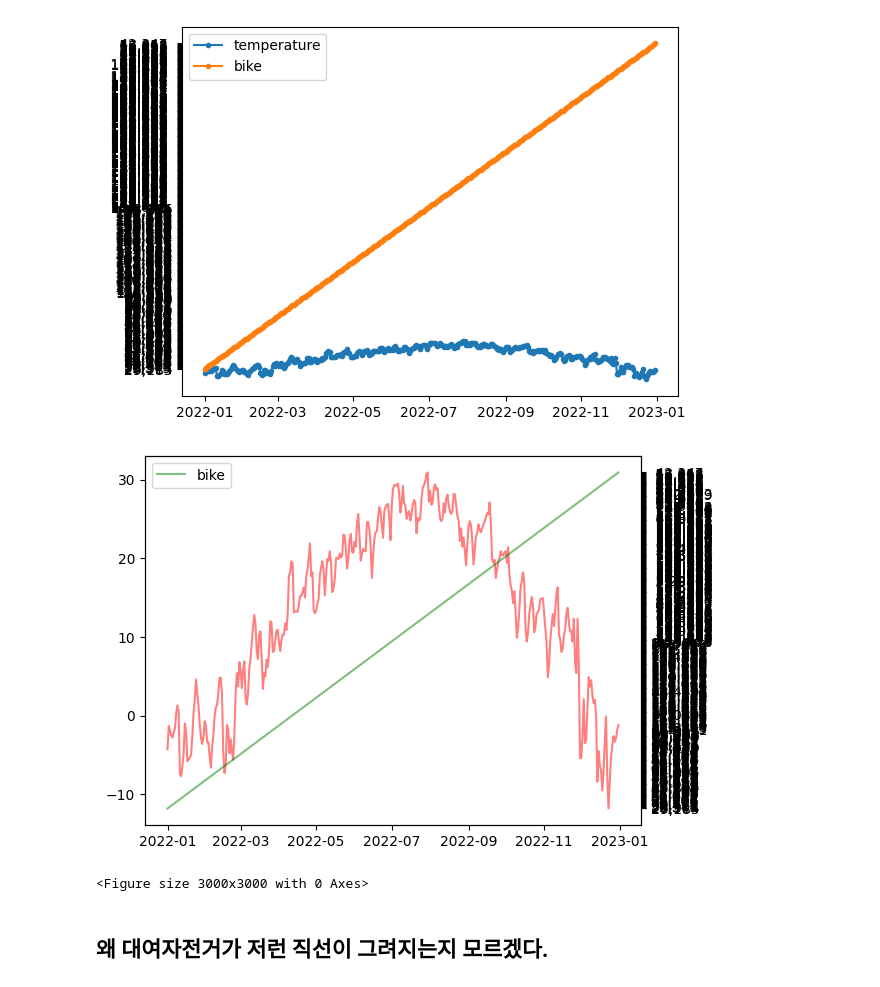
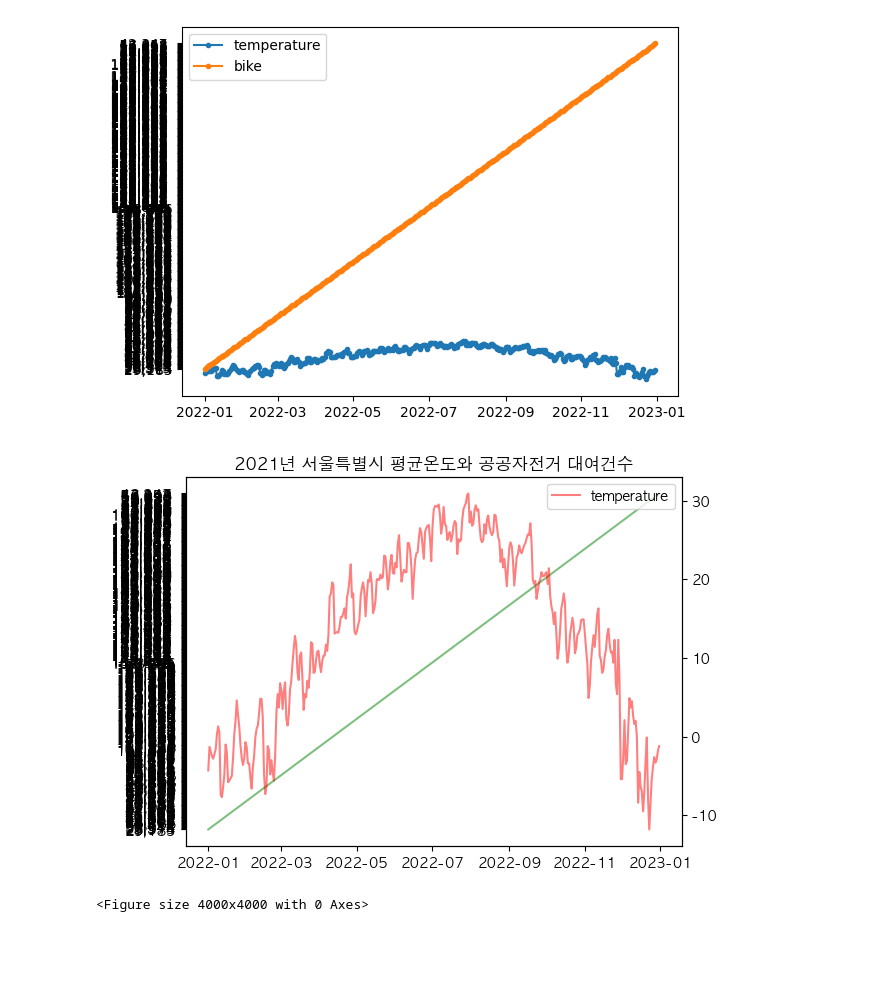
Before and after one commit to SEUNGW00LEE/BDAA, a Jupyter notebook: BDAA_과제/이승우_0205_필수과제.ipynb, the cells around one changed output. Drawn from its saved outputs; the diff is of its cells as text; code cells hidden in the pictures; blank space fills up the shorter version.

```diff
--- a/BDAA_과제/이승우_0205_필수과제.ipynb
+++ b/BDAA_과제/이승우_0205_필수과제.ipynb
@@ -213,21 +213,34 @@ plt.legend()
 # %% [output]
 <matplotlib.legend.Legend at 0x...>
 [figure]
-# %%
-# 다중 플롯을 지정 : ax1은 y1에 대한 그래프
-fig, ax1 = plt.subplots()
-plt.plot(weather_bike['일시'], weather_bike['평균기온(°C)'],color = 'red', alpha = 0.5, label = 'temperature')
-
-# ax2는 y2에 대한 그래프, twinx로 x축을 공유
-ax2 = ax1.twinx()
-ax2.plot(weather_bike['일시'], weather_bike['대여건수'], color = 'green', alpha = 0.5, label = 'bike')
-plt.legend()
-plt.figure(figsize=(30,30))
-plt.show()
-
-#이중y축 그래프로 수정
-# %% [output]
-[figure, removed]
-<Figure size 3000x3000 with 0 Axes>
-# %% [markdown]
-## 왜 대여자전거가 저런 직선이 그려지는지 모르겠다.
+# %%
+#두 그래프의 scale을 맞춰주기위해 그래프 두개를 그리고, twinx method를 사용
+
+import numpy as np
+from matplotlib import rc
+
+rc('font', family='AppleGothic')
+plt.rcParams['axes.unicode_minus'] = False
+
+
+fig, ax1 = plt.subplots()
+
+plt.plot(weather_bike['일시'], weather_bike['대여건수'], color = 'green', alpha = 0.5, label = '공공자전거 대여')
+
+
+ax2 = ax1.twinx()
+
+#twinx method를 간단하게 설명하면, x축만 공유하고 y축은 따로 써라 라는 뜻입니다.
+
+ax2.plot(weather_bike['일시'], weather_bike['평균기온(°C)'],color = 'red', alpha = 0.5, label = 'temperature')
+
+
+
+plt.title("2021년 서울특별시 평균온도와 공공자전거 대여건수")
+
+plt.legend()
+plt.figure(figsize=(40,40))
+plt.show()
+# %% [output]
+[figure, added]
+<Figure size 4000x4000 with 0 Axes>
```
Also changed, not shown: parts of 11 cells of this notebook, 3 other files.
